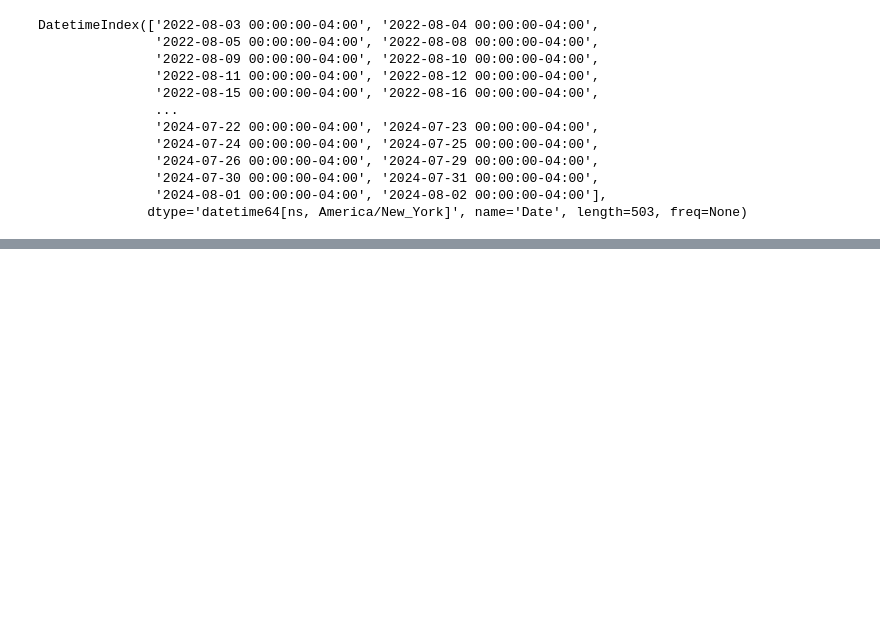
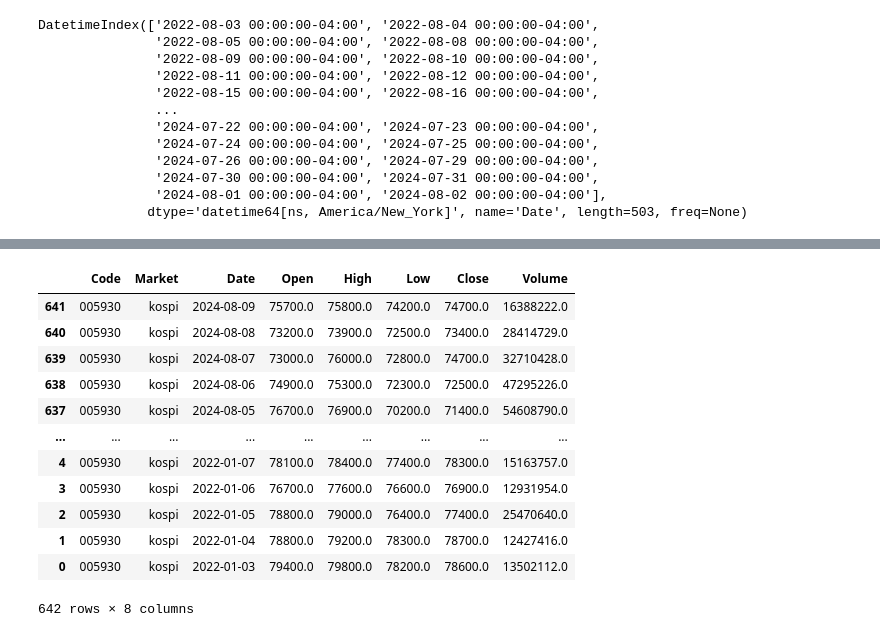
Before and after one commit to eisthf/market_analysis, a Jupyter notebook: test.ipynb, the cells around one changed output, grey strips where cells are left out. Drawn from its saved outputs; the diff is of its cells as text; code cells hidden in the pictures; blank space fills up the shorter version.

```diff
--- a/test.ipynb
+++ b/test.ipynb
@@ -156,0 +224,16 @@ DatetimeIndex(['2022-08-03 00:00:00-04:00', '2022-08-04 00:00:00-04:00',
+# %%
+get_ohlc(code='005930')[::-1]
+# %% [output]
+|  | Code | Market | Date | Open | High | Low | Close | Volume |
+| 641 | 005930 | kospi | 2024-08-09 | 75700.0 | 75800.0 | 74200.0 | 74700.0 | 16388222.0 |
+| 640 | 005930 | kospi | 2024-08-08 | 73200.0 | 73900.0 | 72500.0 | 73400.0 | 28414729.0 |
+| 639 | 005930 | kospi | 2024-08-07 | 73000.0 | 76000.0 | 72800.0 | 74700.0 | 32710428.0 |
+| 638 | 005930 | kospi | 2024-08-06 | 74900.0 | 75300.0 | 72300.0 | 72500.0 | 47295226.0 |
+| 637 | 005930 | kospi | 2024-08-05 | 76700.0 | 76900.0 | 70200.0 | 71400.0 | 54608790.0 |
+| ... | ... | ... | ... | ... | ... | ... | ... | ... |
+| 4 | 005930 | kospi | 2022-01-07 | 78100.0 | 78400.0 | 77400.0 | 78300.0 | 15163757.0 |
+| 3 | 005930 | kospi | 2022-01-06 | 76700.0 | 77600.0 | 76600.0 | 76900.0 | 12931954.0 |
+| 2 | 005930 | kospi | 2022-01-05 | 78800.0 | 79000.0 | 76400.0 | 77400.0 | 25470640.0 |
+| 1 | 005930 | kospi | 2022-01-04 | 78800.0 | 79200.0 | 78300.0 | 78700.0 | 12427416.0 |
+| 0 | 005930 | kospi | 2022-01-03 | 79400.0 | 79800.0 | 78200.0 | 78600.0 | 13502112.0 |
+642 rows × 8 columns
```
Also changed, not shown: parts of 15 cells of this notebook, 3 other files.
